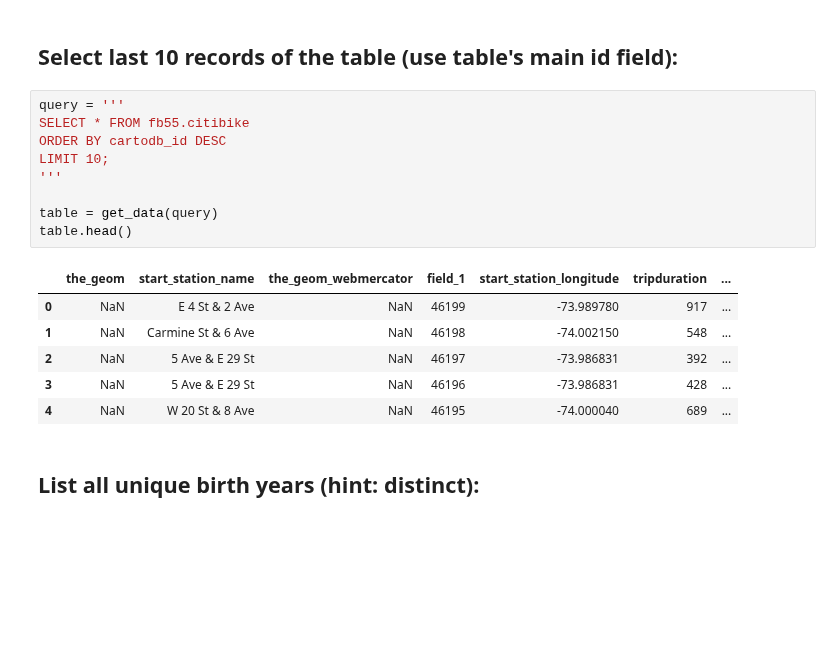
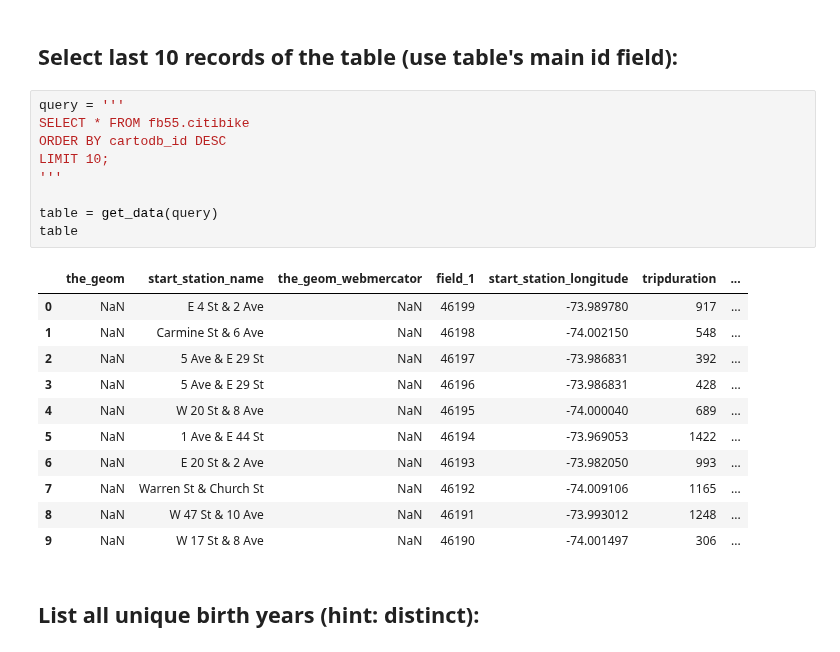
Before and after one commit to rachelsmc/PUI2018_rms818, a Jupyter notebook: HW6_rms818/Assignment 2.ipynb, the cells around one changed output. Drawn from its saved outputs; the diff is of its cells as text; blank space fills up the shorter version.

```diff
--- a/HW6_rms818/Assignment 2.ipynb
+++ b/HW6_rms818/Assignment 2.ipynb
@@ -88,19 +90,24 @@ table.head()
 # %%
 query = '''
 SELECT * FROM fb55.citibike
 ORDER BY cartodb_id DESC
 LIMIT 10;
 '''
 
 table = get_data(query)
-table.head()
+table
 # %% [output]
 |  | the_geom | start_station_name | the_geom_webmercator | field_1 | start_station_longitude | tripduration | ... |
 | 0 | NaN | E 4 St & 2 Ave | NaN | 46199 | -73.989780 | 917 | ... |
 | 1 | NaN | Carmine St & 6 Ave | NaN | 46198 | -74.002150 | 548 | ... |
 | 2 | NaN | 5 Ave & E 29 St | NaN | 46197 | -73.986831 | 392 | ... |
 | 3 | NaN | 5 Ave & E 29 St | NaN | 46196 | -73.986831 | 428 | ... |
 | 4 | NaN | W 20 St & 8 Ave | NaN | 46195 | -74.000040 | 689 | ... |
+| 5 | NaN | 1 Ave & E 44 St | NaN | 46194 | -73.969053 | 1422 | ... |
+| 6 | NaN | E 20 St & 2 Ave | NaN | 46193 | -73.982050 | 993 | ... |
+| 7 | NaN | Warren St & Church St | NaN | 46192 | -74.009106 | 1165 | ... |
+| 8 | NaN | W 47 St & 10 Ave | NaN | 46191 | -73.993012 | 1248 | ... |
+| 9 | NaN | W 17 St & 8 Ave | NaN | 46190 | -74.001497 | 306 | ... |
 # %% [markdown]
 ## List all unique birth years (hint: distinct):
 # %%
```
Also changed, not shown: parts of 32 cells of this notebook.
